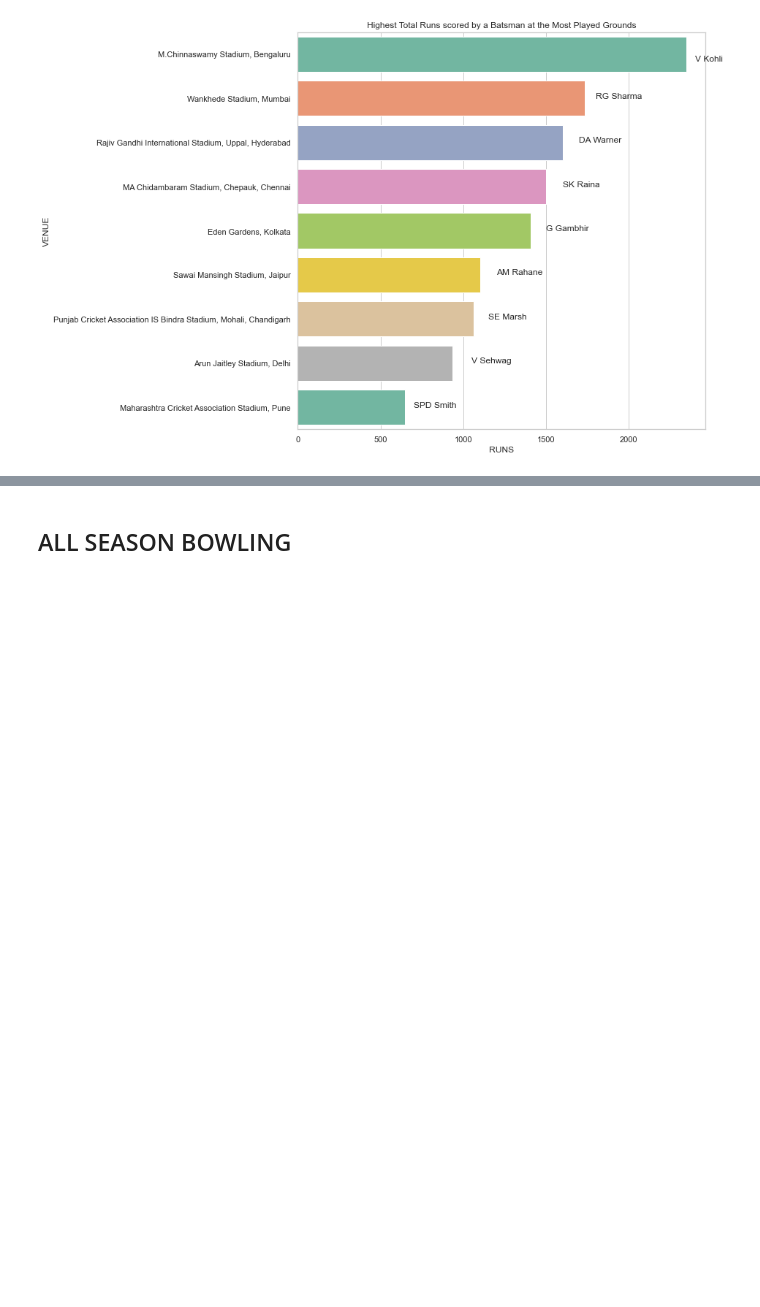
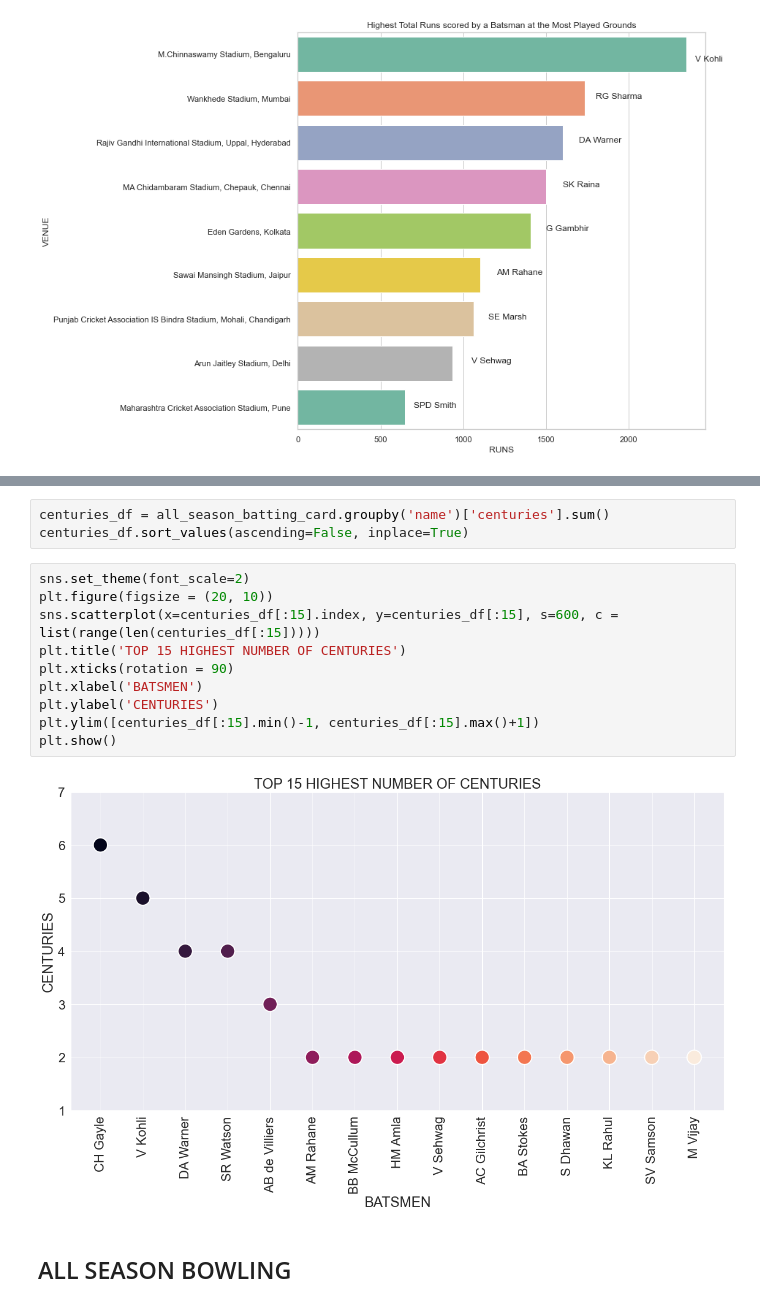
Before and after one commit to umesh-gattem/IPL-D-VIZ, a Jupyter notebook: project/Data Visualization project_murtaza.ipynb, the cells around one changed output, grey strips where cells are left out. Drawn from its saved outputs; the diff is of its cells as text; blank space fills up the shorter version.

```diff
--- a/project/Data Visualization project_murtaza.ipynb
+++ b/project/Data Visualization project_murtaza.ipynb
@@ -1135,3 +1190,18 @@ plt.show()
+# %%
+centuries_df = all_season_batting_card.groupby('name')['centuries'].sum()
+centuries_df.sort_values(ascending=False, inplace=True)
+# %%
+sns.set_theme(font_scale=2)
+plt.figure(figsize = (20, 10))
+sns.scatterplot(x=centuries_df[:15].index, y=centuries_df[:15], s=600, c = list(range(len(centuries_df[:15]))))
+plt.title('TOP 15 HIGHEST NUMBER OF CENTURIES')
+plt.xticks(rotation = 90)
+plt.xlabel('BATSMEN')
+plt.ylabel('CENTURIES')
+plt.ylim([centuries_df[:15].min()-1, centuries_df[:15].max()+1])
+plt.show()
+# %% [output]
+[figure, added]
 # %% [markdown]
 ## ALL SEASON BOWLING
 # %%
```
Also changed, not shown: parts of 20 cells of this notebook.
